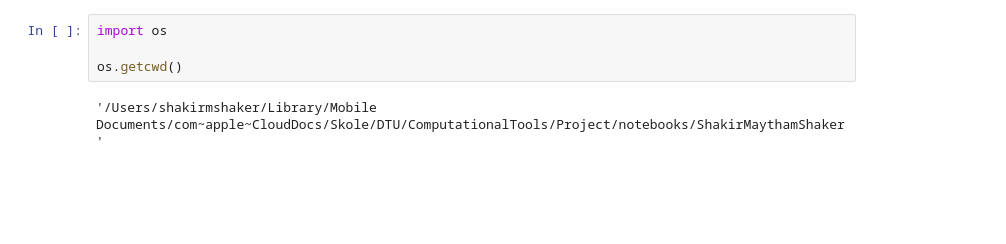
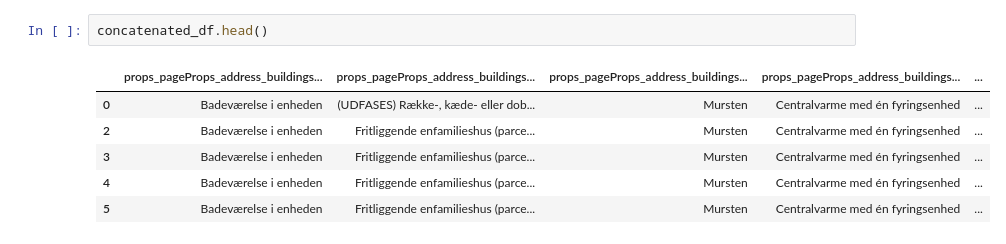
Before and after one commit to shakirmshaker/ComputationalToolsProject, a Jupyter notebook: notebooks/ShakirMaythamShaker/example.ipynb, the cells around one changed output. Cells and saved outputs as stored; diff of their text form; blank space fills up the shorter version.

```diff
--- a/notebooks/ShakirMaythamShaker/example.ipynb
+++ b/notebooks/ShakirMaythamShaker/example.ipynb
@@ -57,6 +176,9 @@ df_cleaned['lastPrice'].hist()
-# %%
-import os
-
-os.getcwd()
-# %% [output]
-'/Users/shakirmshaker/Library/Mobile Documents/com~apple~CloudDocs/Skole/DTU/ComputationalTools/Project/notebooks/ShakirMaythamShaker'
+# %%
+concatenated_df.head()
+# %% [output]
+|  | props_pageProps_address_buildings... | props_pageProps_address_buildings... | props_pageProps_address_buildings... | props_pageProps_address_buildings... | ... |
+| 0 | Badeværelse i enheden | (UDFASES) Række-, kæde- eller dob... | Mursten | Centralvarme med én fyringsenhed | ... |
+| 2 | Badeværelse i enheden | Fritliggende enfamilieshus (parce... | Mursten | Centralvarme med én fyringsenhed | ... |
+| 3 | Badeværelse i enheden | Fritliggende enfamilieshus (parce... | Mursten | Centralvarme med én fyringsenhed | ... |
+| 4 | Badeværelse i enheden | Fritliggende enfamilieshus (parce... | Mursten | Centralvarme med én fyringsenhed | ... |
+| 5 | Badeværelse i enheden | Fritliggende enfamilieshus (parce... | Mursten | Centralvarme med én fyringsenhed | ... |
```
Also changed, not shown: parts of 16 cells of this notebook, 5 other files.
